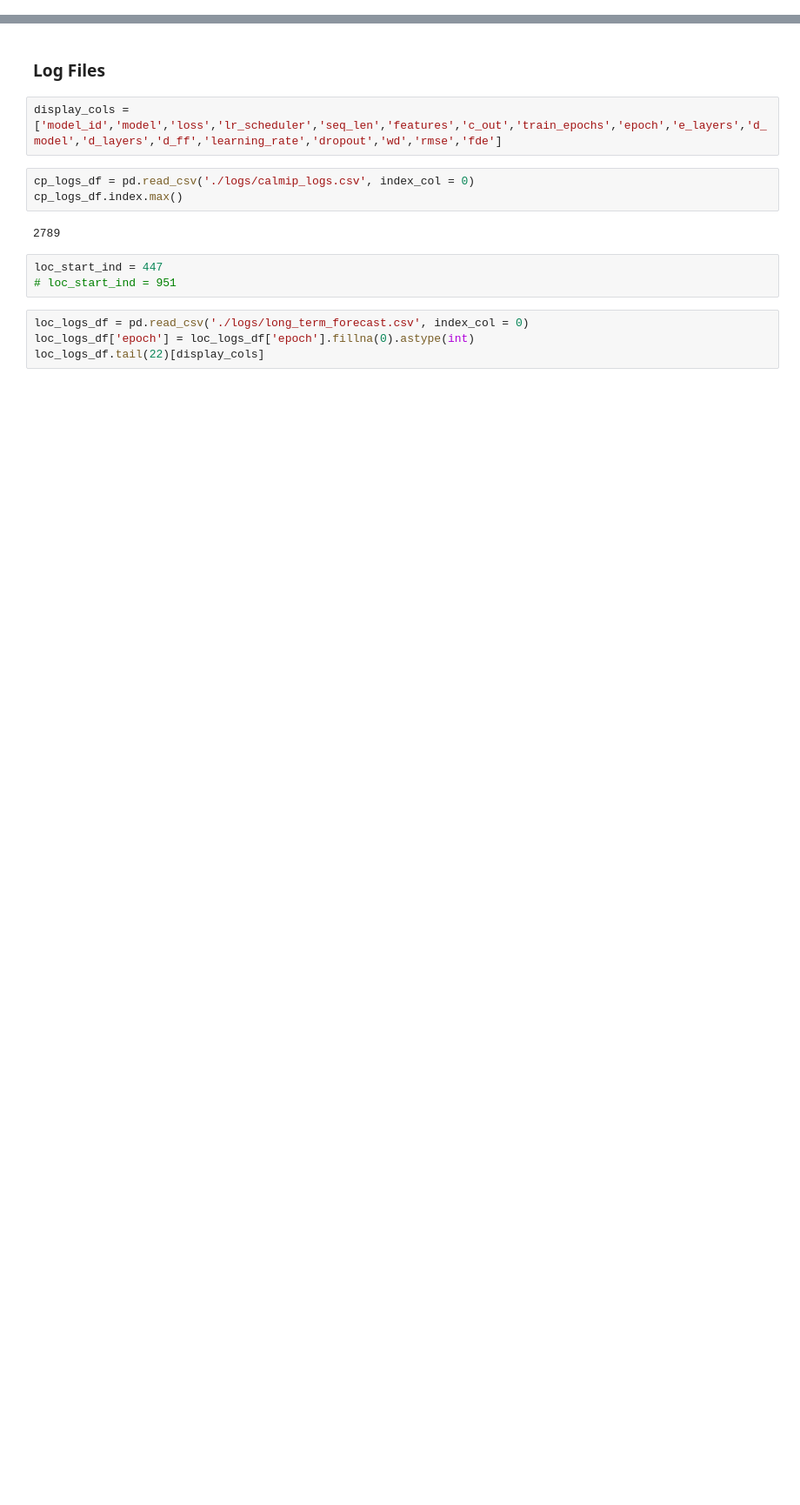
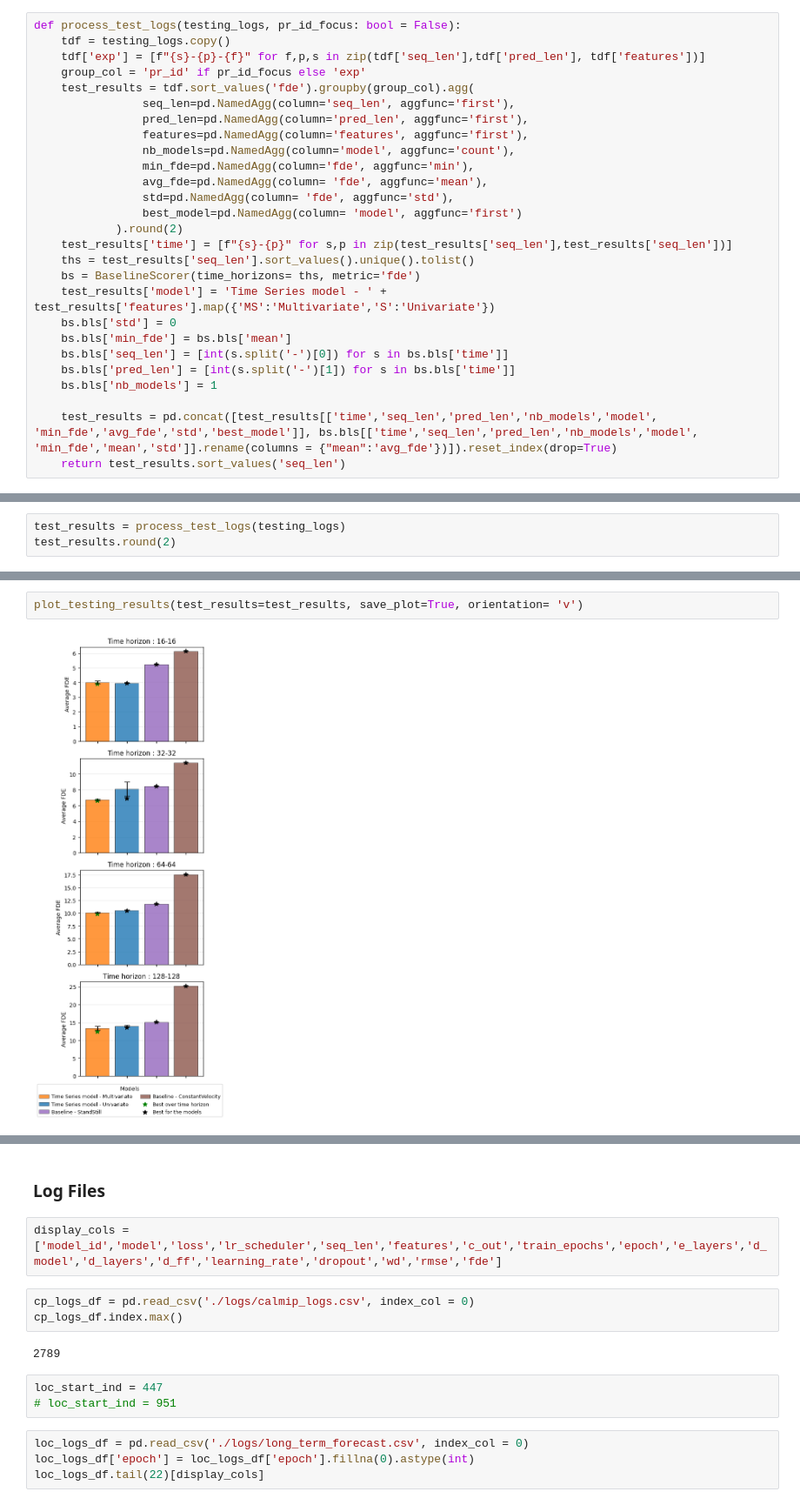
Before and after one commit to arnaud-odet/Time-Series-Library, a Jupyter notebook: results.ipynb, the cells around one changed output, grey strips where cells are left out. Shown at 87% size. Saved outputs shown, nothing was run; the diff lists cells and outputs as text; blank space fills up the shorter version.

```diff
--- a/results.ipynb
+++ b/results.ipynb
@@ -16,0 +66,27 @@ from utils.log_reader import ResultReader , BaselineScorer, latex_display_table_
+# %%
+def process_test_logs(testing_logs, pr_id_focus: bool = False):
+    tdf = testing_logs.copy()
+    tdf['exp'] = [f"{s}-{p}-{f}" for f,p,s in zip(tdf['seq_len'],tdf['pred_len'], tdf['features'])]
+    group_col = 'pr_id' if pr_id_focus else 'exp'
+    test_results = tdf.sort_values('fde').groupby(group_col).agg(
+                seq_len=pd.NamedAgg(column='seq_len', aggfunc='first'),
+                pred_len=pd.NamedAgg(column='pred_len', aggfunc='first'),
+                features=pd.NamedAgg(column='features', aggfunc='first'),
+                nb_models=pd.NamedAgg(column='model', aggfunc='count'),
+                min_fde=pd.NamedAgg(column='fde', aggfunc='min'),
+                avg_fde=pd.NamedAgg(column= 'fde', aggfunc='mean'),
+                std=pd.NamedAgg(column= 'fde', aggfunc='std'),
+                best_model=pd.NamedAgg(column= 'model', aggfunc='first')
+            ).round(2)
+    test_results['time'] = [f"{s}-{p}" for s,p in zip(test_results['seq_len'],test_results['seq_len'])]
+    ths = test_results['seq_len'].sort_values().unique().tolist()
+    bs = BaselineScorer(time_horizons= ths, metric='fde')
+    test_results['model'] = 'Time Series model - ' + test_results['features'].map({'MS':'Multivariate','S':'Univariate'})
+    bs.bls['std'] = 0
+    bs.bls['min_fde'] = bs.bls['mean']
+    bs.bls['seq_len'] = [int(s.split('-')[0]) for s in bs.bls['time']]
+    bs.bls['pred_len'] = [int(s.split('-')[1]) for s in bs.bls['time']]
+    bs.bls['nb_models'] = 1
+
+    test_results = pd.concat([test_results[['time','seq_len','pred_len','nb_models','model', 'min_fde','avg_fde','std','best_model']], bs.bls[['time','seq_len','pred_len','nb_models','model', 'min_fde','mean','std']].rename(columns = {"mean":'avg_fde'})]).reset_index(drop=True)
+    return test_results.sort_values('seq_len')
@@ -16,0 +249,3 @@ from utils.log_reader import ResultReader , BaselineScorer, latex_display_table_
+# %%
+test_results = process_test_logs(testing_logs)
+test_results.round(2)
@@ -16,0 +466,4 @@ from utils.log_reader import ResultReader , BaselineScorer, latex_display_table_
+# %%
+plot_testing_results(test_results=test_results, save_plot=True, orientation= 'v')
+# %% [output]
+[figure, added]
```
Also changed, not shown: parts of 33 cells of this notebook, 4 other files.
